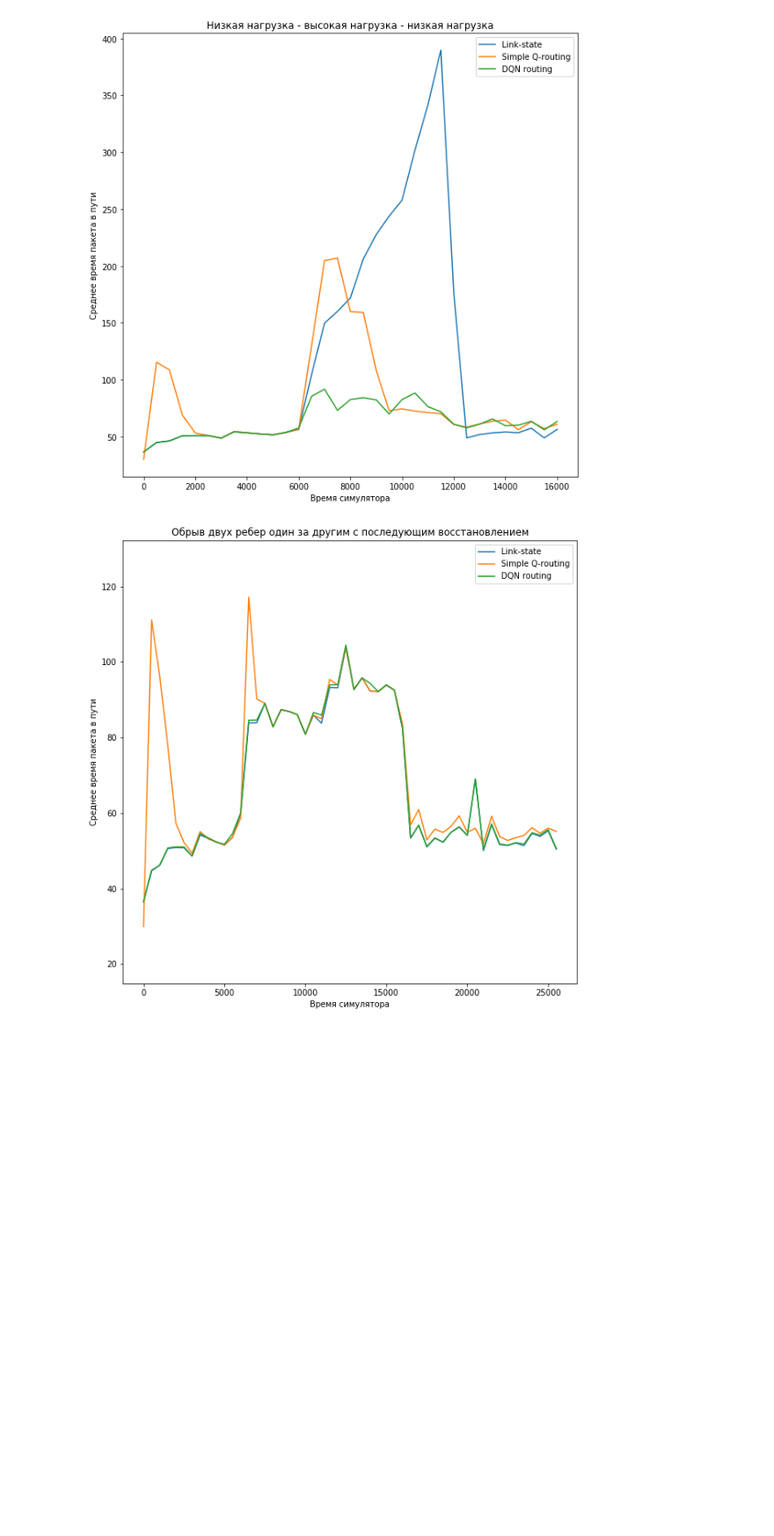
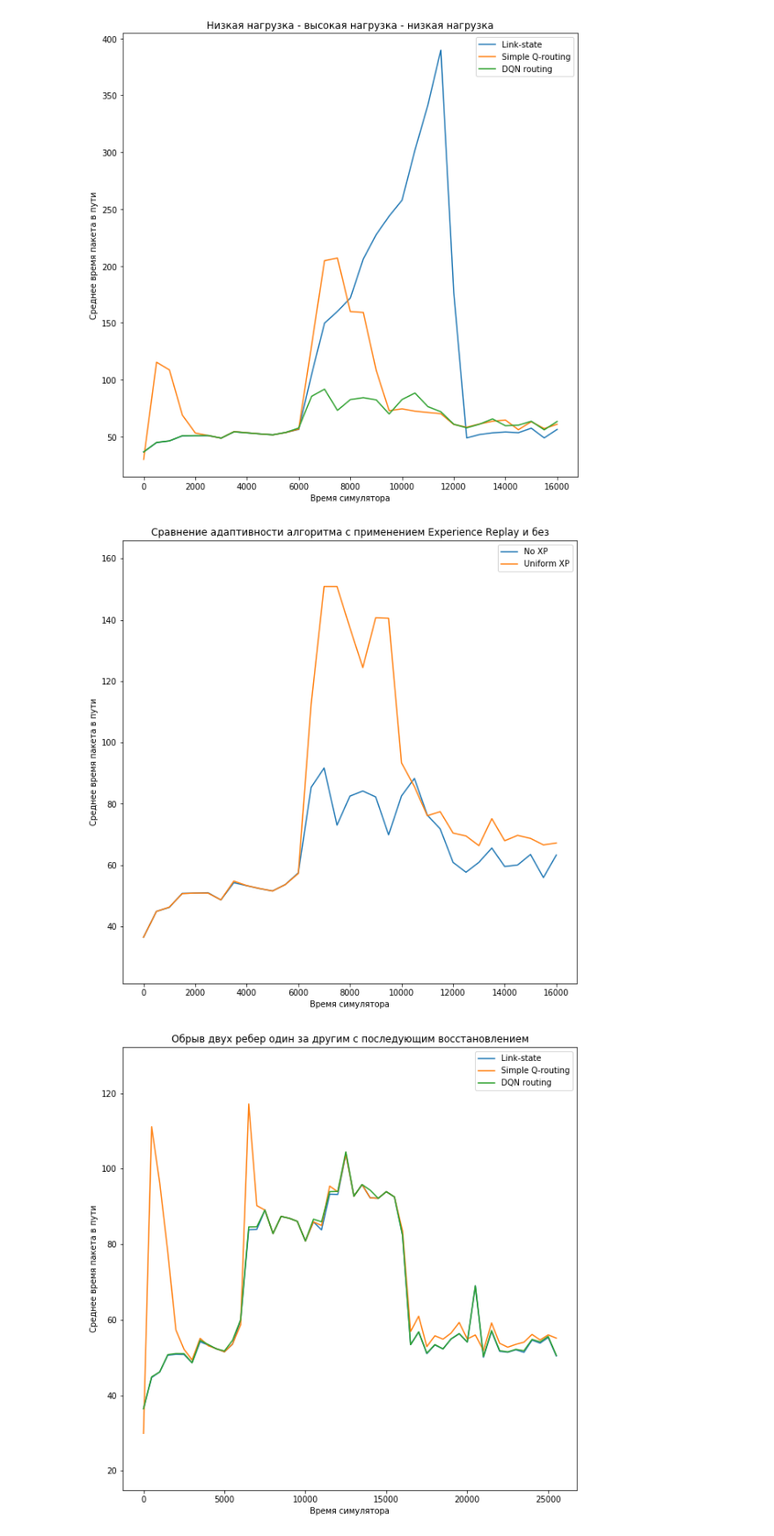
Before and after one commit to flyingleafe/dqnroute, a Jupyter notebook: plot_data.ipynb, the cells around one changed output. Shown at 88% size. Drawn from its saved outputs; the diff is of its cells as text; code cells hidden in the pictures; blank space fills up the shorter version.

```diff
--- a/plot_data.ipynb
+++ b/plot_data.ipynb
@@ -54,6 +54,12 @@ title = 'Низкая нагрузка - высокая нагрузка - ни
 plot_graph(title, ('Link-state', results2_ls), ('Simple Q-routing', results2_sq), ('DQN routing', results2_dqn))
 # %% [output]
 [figure]
+# %%
+results2_dqn_2 = pd.read_csv('logs/results6_dqn_uniform_xp.csv')
+title = 'Сравнение адаптивности алгоритма с применением Experience Replay и без'
+plot_graph(title, ('No XP', results2_dqn), ('Uniform XP', results2_dqn_2))
+# %% [output]
+[figure, added]
 # %%
 results3_ls = pd.read_csv('logs/results7_ls.csv')
 results3_sq = pd.read_csv('logs/results7_sq.csv')
```
Also changed, not shown: 5 other files.
